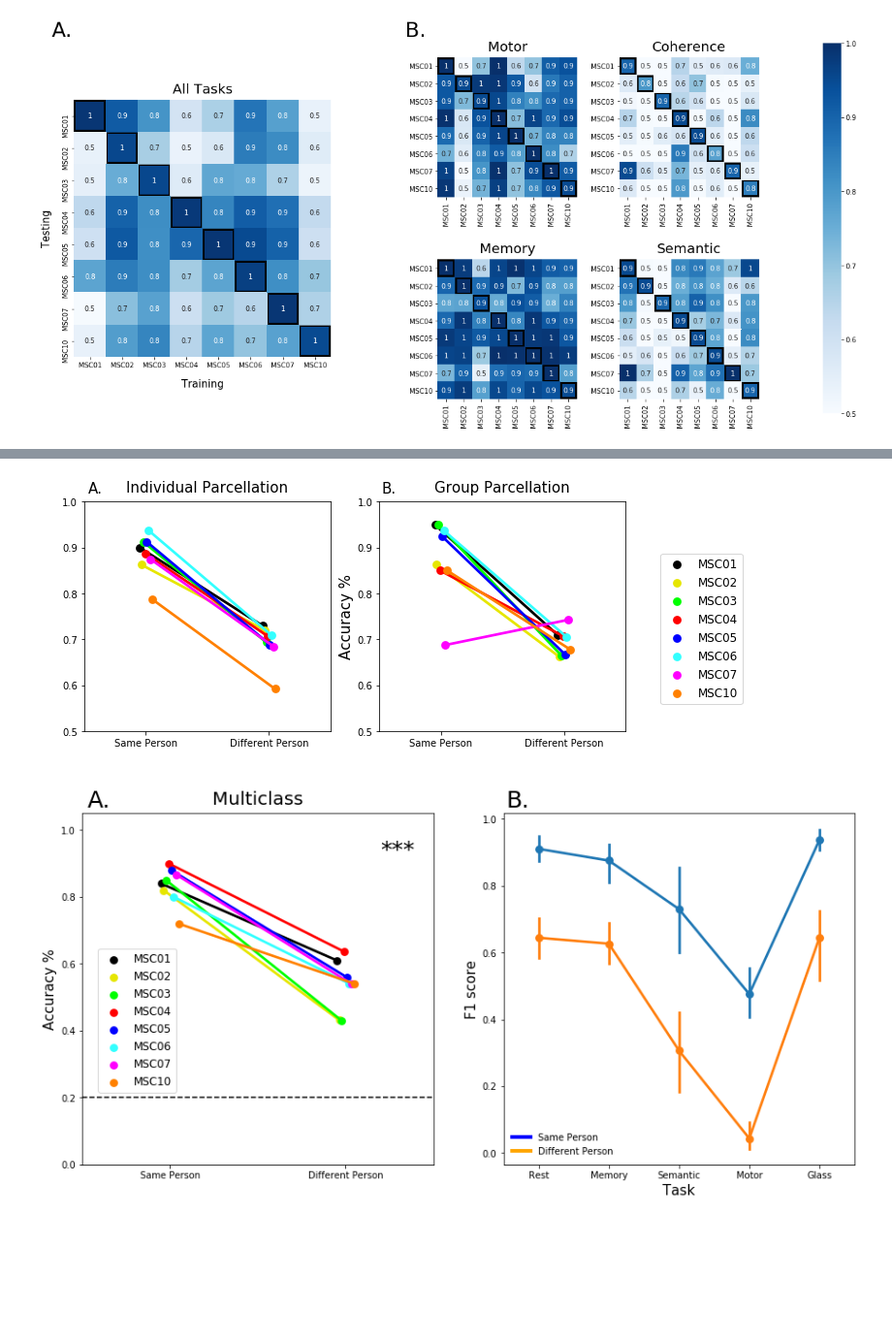
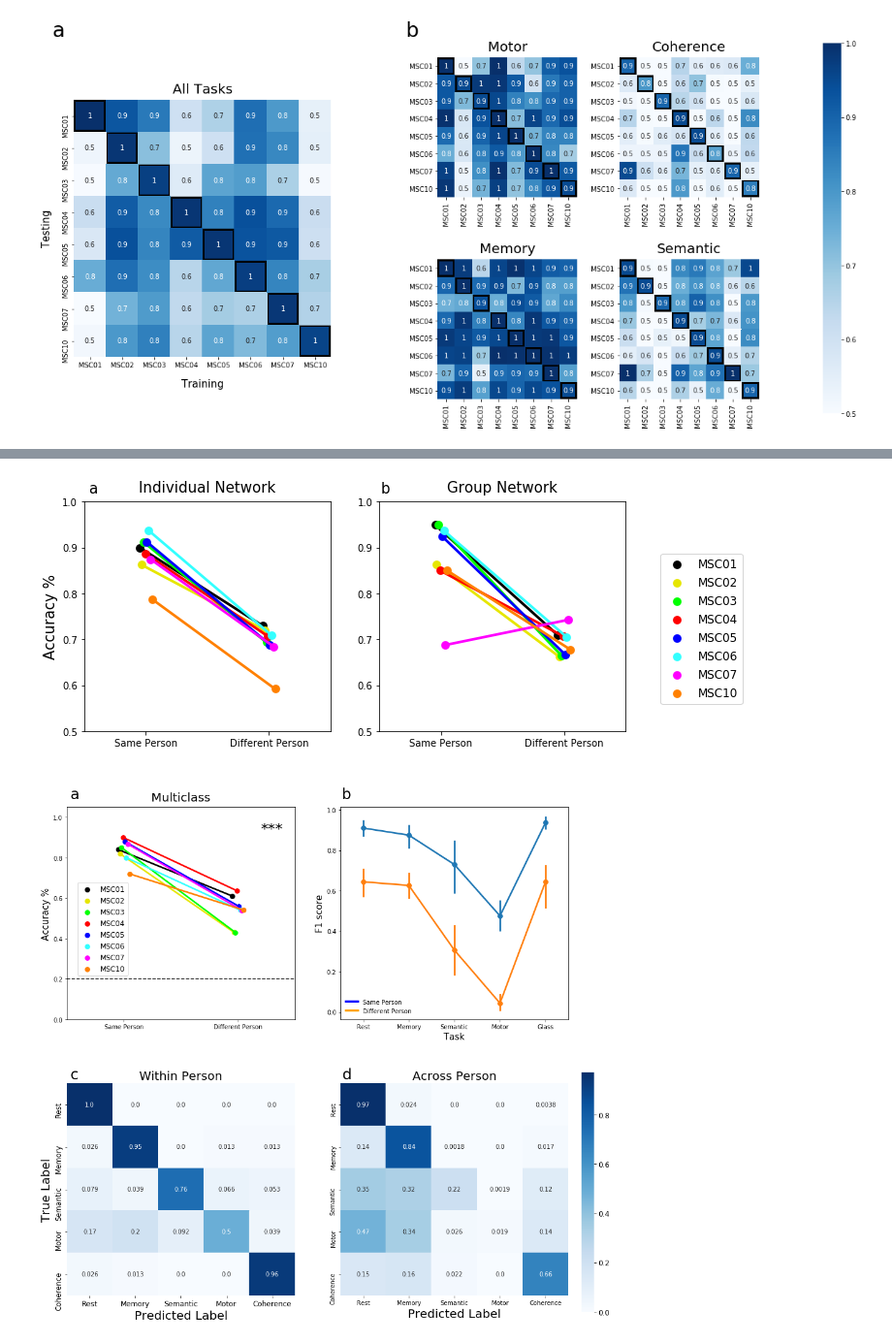
Before and after one commit to GrattonLab/MSC_Alexis, a Jupyter notebook: analysis/code/mL_rsfMRI/Figures/FinalFigures.ipynb, the cells around one changed output, grey strips where cells are left out. Shown at 97% size. Saved outputs shown, nothing was run; the diff lists cells and outputs as text; code cells hidden in the pictures; blank space fills up the shorter version.

```diff
--- a/analysis/code/mL_rsfMRI/Figures/FinalFigures.ipynb
+++ b/analysis/code/mL_rsfMRI/Figures/FinalFigures.ipynb
@@ -11,6 +11,8 @@ import matplotlib.gridspec as gridspec
 from matplotlib import colors as mcolors
 from matplotlib.lines import Line2D
 import matplotlib.patches as patches
+sys.path.append('/Users/Alexis/Desktop/MSC_Alexis/analysis/code/mL_rsfMRI/Predictions')
+import seperate_task as st
 %matplotlib inline
 # Initialization of directory information:
 thisDir = os.path.expanduser('~/Desktop/MSC_Alexis/analysis/')
@@ -426,7 +428,9 @@ task=F1['Analysis'].str.split("_", n=1, expand=True)
 F1['Task']=task[0]
 F1['analysis']=task[1]
 F1.drop(columns=['Analysis'],inplace=True)
-
+finalDS,finalCV=st.multiclassAll()
+#finalCV=np.genfromtxt(outDir+'/All/finalCV.csv',delimiter=',')
+#finalDS=np.genfromtxt(outDir+'/All/finalDS.csv',delimiter=',')
 
 CVGroup=pd.read_csv(thisDir+'output/results/groupAvg/acc.csv')
 CVStats=pd.read_csv(outDir+'CV/stats.csv')
@@ -1680,58 +1721,75 @@ fig=plt.figure(figsize=(10,10), constrained_layout=True)
 plt.rcParams['figure.constrained_layout.use'] = True
 #Add grid spahttp://localhost:8888/notebooks/analysis/code/mL_rsfMRI/Figures/FinalFigures.ipynb#ce for subplots 2 rows by 2 columns
 gs = gridspec.GridSpec(nrows=2, ncols=2,wspace=.2,hspace=.3)
-fig.text(.13, .893, 'A.',fontsize=15)
-fig.text(.55, .893, 'B.',fontsize=15)
+fig.text(.13, .893, 'a',fontsize=15)
+fig.text(.55, .893, 'b',fontsize=15)
 ax1=fig.add_subplot(gs[0,1])
 ax=sns.pointplot(x="Analysis",y="acc", hue="train_sub", ax=ax1,ci=None, data=group, dodge=.1,order=['Same Person','Different Person'],color='r', palette=['1','2','3','4','5','6','7','10'])
 y=[.5,.6,.7,.8,.9,1.0]
 plt.yticks(y)
-plt.ylabel("Accuracy %", fontsize=15)
-ax.set_title('Group Parcellation', fontsize=15, pad=10)
+plt.ylabel(" ", fontsize=15)
+ax.set_title('Group Network', fontsize=15, pad=10)
 plt.xlabel(' ')
 
 plt.legend(bbox_to_anchor=(1.5, .8),loc='upper right',fontsize='large')
 ax2=fig.add_subplot(gs[0,0])
 ax=sns.pointplot(x="Analysis",y="acc", hue="train_sub",ax=ax2,ci=None, data=ind, dodge=.1,order=['Same Person','Different Person'],color='r', palette=['1','2','3','4','5','6','7','10'])
-ax.set_title('Individual Parcellation', fontsize=15, pad=10)
+ax.set_title('Individual Network', fontsize=15, pad=10)
 y=[.5,.6,.7,.8,.9,1.0]
 plt.yticks(y)
-plt.ylabel(" ", fontsize=15)
+plt.ylabel("Accuracy %", fontsize=15)
 plt.xlabel(' ')
 ax.legend_.remove()
 plt.savefig(thisDir+'output/FigsFinal/indGroupNet_Plot.png', bbox_inches='tight')
 # %% [output]
-[figure, old version]
+[figure, new version]
 # %%
 SS_legend_elements = [Line2D([0], [0], color='blue', lw=4, label='Same Person'),Line2D([0], [0], color='orange', lw=4, label='Different Person')]
 
-fig=plt.figure(figsize=(15,7), constrained_layout=True)
+fig=plt.figure(figsize=(15,15), constrained_layout=True)
 plt.rcParams['figure.constrained_layout.use'] = True
 #Add grid space for subplots 1 rows by 3 columns
-gs = gridspec.GridSpec(nrows=1, ncols=2, wspace=.2, hspace=.3)
+gs = gridspec.GridSpec(nrows=2, ncols=2, wspace=.2, hspace=.3)
 
-fig.text(.13, .893, 'A.',fontsize=25)
-fig.text(.55, .893, 'B.',fontsize=25)
+fig.text(.13, .893, 'a',fontsize=25)
+fig.text(.55, .893, 'b',fontsize=25)
+fig.text(.13, .46, 'c',fontsize=25)
+fig.text(.55, .46, 'd',fontsize=25)
 ax0=fig.add_subplot(gs[0,0])
 ax=sns.pointplot(x="Analysis",y="acc", hue="train",ci=None, data=multiclass, dodge=.1,order=['Same Person','Different Person'],color='r', palette=['1','2','3','4','5','6','7','10'],ax=ax0)
 plt.text(1.2, .92, '***',fontsize=25)
 ax.set_title('Multiclass', fontsize=20, pad=10)
 #y=[.5,.6,.7,.8,.9,1.0]
 #plt.yticks(y)
 plt.ylabel("Accuracy %", fontsize=15)
 ax.axhline(.2,color='black',linestyle='--')
 plt.legend(loc='lower left',fontsize='large',bbox_to_anchor=(.03, .19))
 plt.xlabel(' ')
 ax.set(ylim=(0, 1.05))
 ax1=fig.add_subplot(gs[0,1])
 ax=sns.pointplot(x="Task",y="f", hue="analysis",data=F1,ax=ax1)
 plt.ylabel('F1 score',fontsize=15)
 plt.xlabel('Task',fontsize=15)
 ax.set_xticklabels(['Rest','Memory','Semantic','Motor','Glass'])
 L1=plt.legend(handles=SS_legend_elements,loc='lower left',frameon=False)
 
-
+ax2=fig.add_subplot(gs[1,0])
+ax=sns.heatmap(finalCV,annot=True, fmt='.2',cmap="Blues",xticklabels=["Rest","Memory","Semantic","Motor", "Coherence"],yticklabels=["Rest","Memory","Semantic","Motor", "Coherence"],ax=ax2,cbar=False)
+plt.ylabel('True Label',fontsize=20)
+plt.xlabel('Predicted Label',fontsize=20)
+plt.title('Within Person',fontsize=20)
+plt.xticks(fontsize=12)
+plt.yticks(fontsize=12)
+ax3=fig.add_subplot(gs[1,1])
+cbar_ax = fig.add_axes([.92, .1, .02, .37])
+ax=sns.heatmap(finalDS,annot=True, fmt='.2',cmap="Blues",xticklabels=["Rest","Memory","Semantic","Motor", "Coherence"],yticklabels=["Rest","Memory","Semantic","Motor", "Coherence"],ax=ax3, cbar_ax=cbar_ax)
+ax.set_xlabel('Predicted Label',fontsize=20)
+#plt.ylabel(' ',fontsize=25)
+#plt.xlabel('Predicted Label',fontsize=20)
+ax.set_title('Across Person',fontsize=20)
+plt.yticks(fontsize=12)
+plt.xticks(fontsize=12)
 
 plt.savefig(thisDir+'output/FigsFinal/MC_Plot.png', bbox_inches='tight')
 # %% [output]
-[figure, old version]
+[figure, new version]
```
Also changed, not shown: parts of 17 cells of this notebook, 17 other files.
